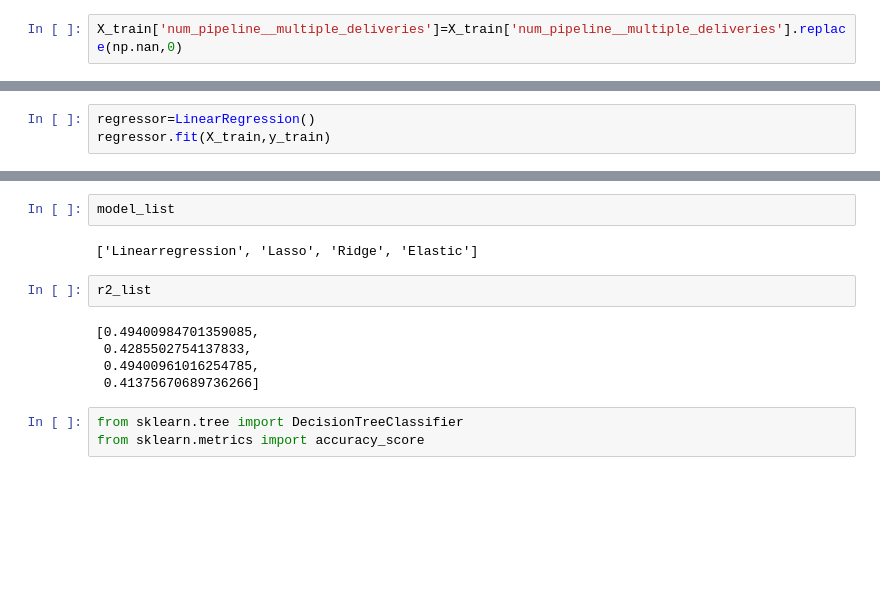
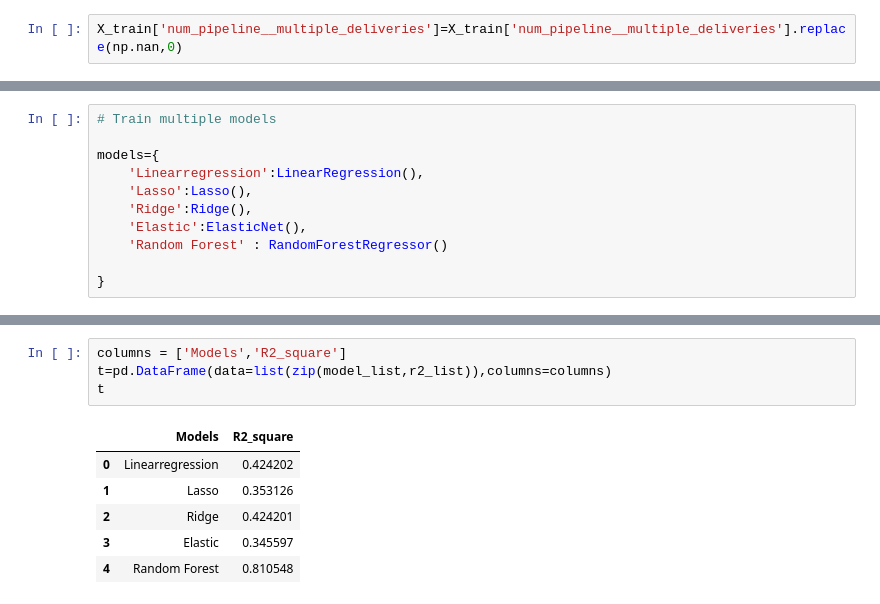
Before and after one commit to akimanamittal/LinearRegression_fooddelivery, a Jupyter notebook: notebooks/Model training.ipynb, the cells around one changed output, grey strips where cells are left out. Drawn from its saved outputs; the diff is of its cells as text; blank space fills up the shorter version.

Commit message:
Final model

```diff
--- a/notebooks/Model training.ipynb
+++ b/notebooks/Model training.ipynb
@@ -210,3 +205,0 @@ from sklearn.metrics import r2_score,mean_squared_error,mean_absolute_error
-# %%
-regressor=LinearRegression()
-regressor.fit(X_train,y_train)
@@ -229,4 +212,15 @@ def evaluate_model(true,predicted):
     rmse=np.sqrt(mse)
     r2_square=r2_score(true,predicted)
     return mae,mse,rmse,r2_square
+# %%
+# Train multiple models
+
+models={
+    'Linearregression':LinearRegression(),
+    'Lasso':Lasso(),
+    'Ridge':Ridge(),
+    'Elastic':ElasticNet(),
+    'Random Forest' : RandomForestRegressor()
+
+}
 # %%
@@ -286,14 +277,11 @@ R2 square: 41.37567068973627
-# %%
-model_list
-# %% [output]
-['Linearregression', 'Lasso', 'Ridge', 'Elastic']
-# %%
-r2_list
-# %% [output]
-[0.49400984701359085,
- 0.4285502754137833,
- 0.49400961016254785,
- 0.41375670689736266]
-# %%
-from sklearn.tree import DecisionTreeClassifier
-from sklearn.metrics import accuracy_score
+# %%
+columns = ['Models','R2_square']
+t=pd.DataFrame(data=list(zip(model_list,r2_list)),columns=columns)
+t
+# %% [output]
+|  | Models | R2_square |
+| 0 | Linearregression | 0.424202 |
+| 1 | Lasso | 0.353126 |
+| 2 | Ridge | 0.424201 |
+| 3 | Elastic | 0.345597 |
+| 4 | Random Forest | 0.810548 |
```
Also changed, not shown: parts of 13 cells of this notebook, 3 other files.
